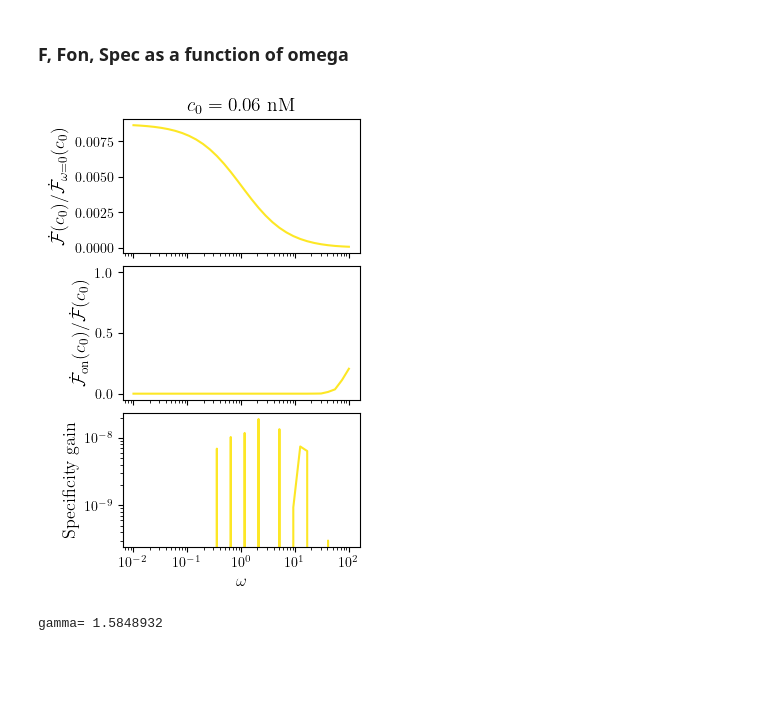
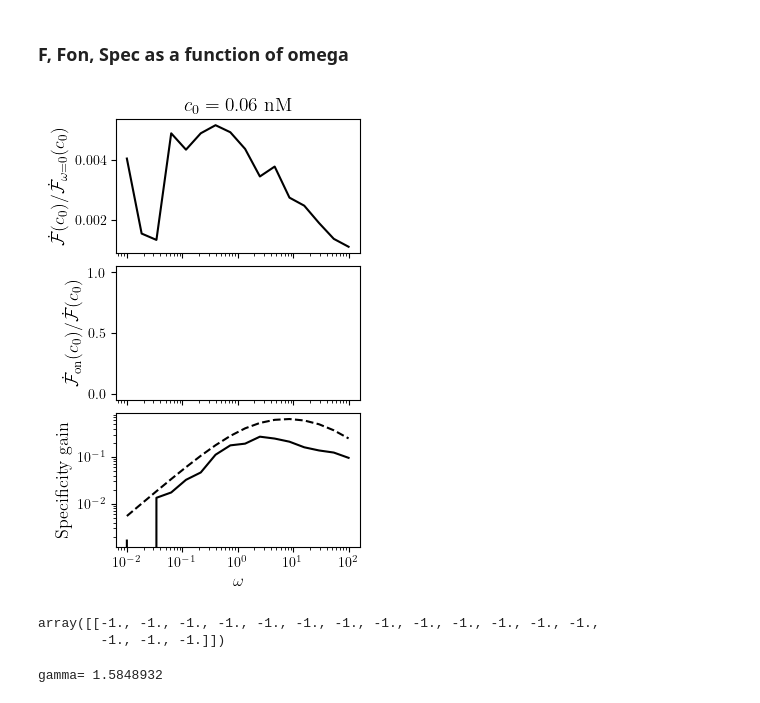
Before and after one commit to ta-rekt/LLROpt.jl, a Jupyter notebook: dev.ipynb, the cells around one changed output. Drawn from its saved outputs; the diff is of its cells as text; code cells hidden in the pictures; blank space fills up the shorter version.

```diff
--- a/dev.ipynb
+++ b/dev.ipynb
@@ -7082,14 +7082,15 @@ fig.savefig('{}/.julia/dev/LLROpt/plots/{}/tauon-tauoff-w-g-lowc.pdf'.format(os.
 ### F, Fon, Spec as a function of omega
 # %%
 indices = [1,2,3,4]
-dirnames_low = ["20250521/fir-w-g-lowc-{}".format(i) for i in indices]
-dirnames_hi = ["20250521/fir-w-g-hic-{}".format(i) for i in indices]
+# dirnames_low = ["20250521/fir-w-g-lowc-{}".format(i) for i in indices]
+# dirnames_hi = ["20250521/fir-w-g-hic-{}".format(i) for i in indices]
 # dirnames_low = ["20250527/bivariate-fisher-w-g-lowc-{}".format(i) for i in indices]
+dirnames_low = ["20250528/fir-w-g-lowc"]
 
 nedges = 6
 figsize = (3,6)
-ngs = 32
-nws = 32
+ngs = 1
+nws = 16
 gvals = np.zeros(ngs)
 wvals = np.zeros(nws)
 
@@ -7115,9 +7116,10 @@ for i, dirname in enumerate(dirnames_low):
 
     wvals = params["betas"]
 
-    for kg in range(1, 9):
+    for kg in [1]:
         fir[i*8+(kg-1), :] = np.array([data[kw][str(kg)]["1"][nedges] for kw in range(1, nws+1)])
-        firOn[i*8+(kg-1), :] = np.array([data[kw][str(kg)]["1"][nedges+2] for kw in range(1, nws+1)])
+        # firOn[i*8+(kg-1), :] = np.array([data[kw][str(kg)]["1"][nedges+2] for kw in range(1, nws+1)])
+        firOn[i*8+(kg-1), :] = np.array([data[kw][str(kg)]["1"][nedges+1] for kw in range(1, nws+1)])
         spec[i*8+(kg-1), :] = np.array([data[kw][str(kg)]["1"][nedges+3] for kw in range(1, nws+1)])
         kboff[i*8+(kg-1), :] = np.array([data[kw][str(kg)]["1"][nedges-6] for kw in range(1, nws+1)])
         konb[i*8+(kg-1), :] = np.array([data[kw][str(kg)]["1"][nedges-5] for kw in range(1, nws+1)])
@@ -7131,36 +7133,42 @@ plt.rcParams['text.usetex'] = True
 
 fig, axes = plt.subplots(3, 1, figsize=(3.2, 5), sharex=True, layout="constrained")
 
 cmap = plt.cm.viridis.reversed()
-norm = Normalize(vmin=gvals[7], vmax=gvals[20])
+# norm = Normalize(vmin=gvals[7], vmax=gvals[20])
 
 for kgi in [0]:
     g = gvals[kgi]
-    color = cmap(norm(gvals[kgi]))
+    # color = cmap(norm(gvals[kgi]))
+    color = "black"
     # Fisher info. rate
     axes[0].plot(wvals, fir[kgi], color=color)
     # On contribution
     axes[1].plot(wvals, firOn[kgi]/fir[kgi], color=color)
     # Specificity
     axes[2].plot(wvals, 2**spec[kgi]-(g/(g+np.array(wvals)*(1+g)/2)), color=color)
     axes[2].plot(wvals, g**2/(np.array(wvals)+g**2)-(g/(g+np.array(wvals)*(1+g)/2)), color=color, linestyle="--")
 
 axes[0].set_title(r"$c_0={} \rm \;nM$".format(0.1*0.6), fontsize=14)
 axes[0].set_xscale('log')
 axes[0].set_ylabel(r"$\dot{\mathcal F}(c_0)/\dot{\mathcal F}_{\omega=0}(c_0)$", fontsize=13)
 axes[1].set_ylim(-0.05, 1.05)
 axes[1].set_ylabel(r"$\dot{\mathcal F}_{\rm on}(c_0)/\dot{\mathcal F}(c_0)$", fontsize=13)
 axes[2].set_ylabel(r"$\rm Specificity\; gain$", fontsize=13)
 axes[2].set_xlabel(r"$\omega$", fontsize=12)
 axes[2].set_xticks([0.01,0.1, 1,10, 100])
 axes[2].set_yscale('log')
 # axes[3].plot(wvals, 0.02*np.array(wvals), color="black", linestyle="--", alpha=0.4)
 # axes[4].set_yscale('log')
 
 sm = plt.cm.ScalarMappable(norm=norm, cmap=cmap)
 # fig.colorbar(sm, ax=axes.ravel().tolist(), label=r"$\gamma$", location="right", shrink=0.5)
 # %% [output]
-[figure, old version]
+[figure, new version]
+# %%
+firOn
+# %% [output]
+array([[-1., -1., -1., -1., -1., -1., -1., -1., -1., -1., -1., -1., -1.,
+        -1., -1., -1.]])
 # %%
 date = 20250526
 dirname = '{}/.julia/dev/LLROpt/plots/{}'.format(os.environ["HOME"], date)
```
Also changed, not shown: 2 other files.
